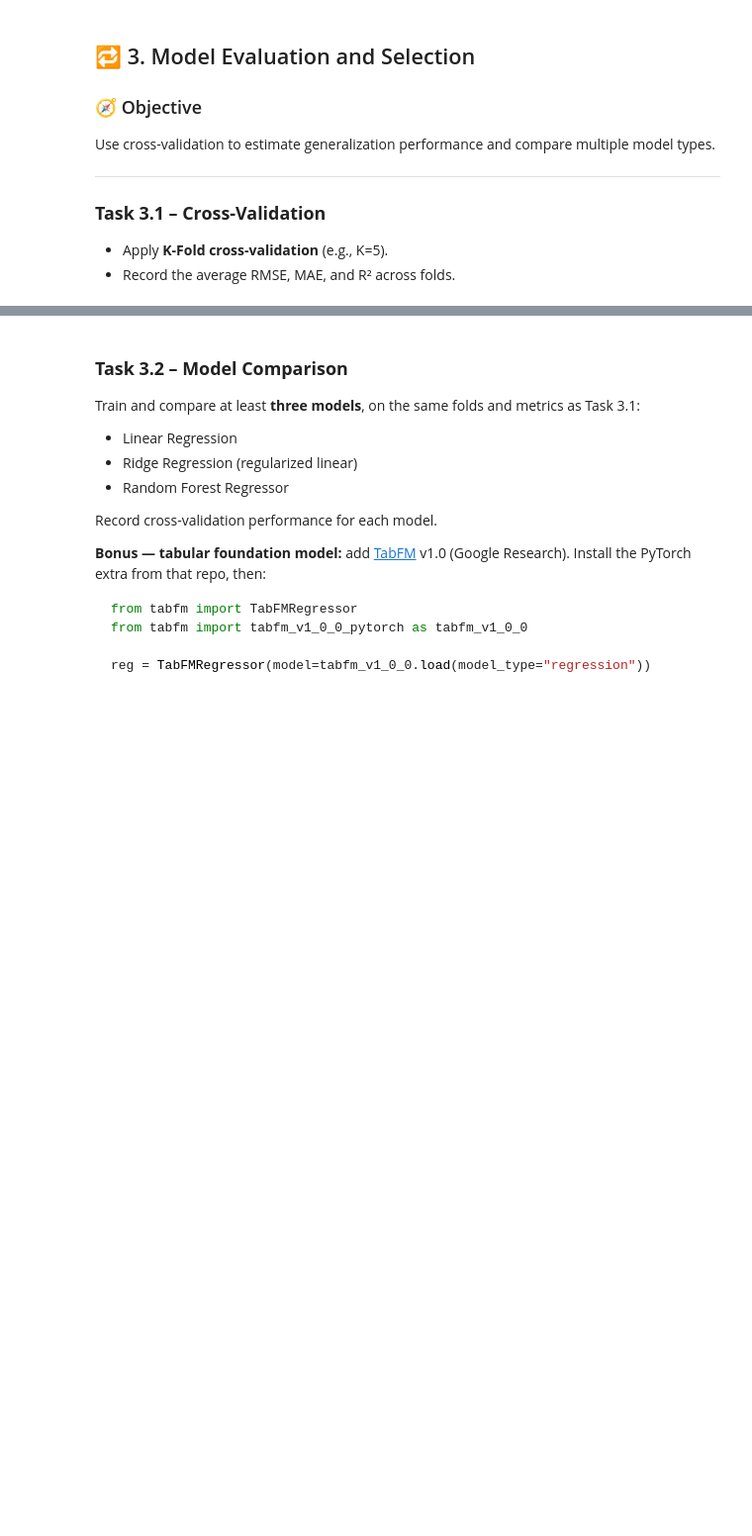
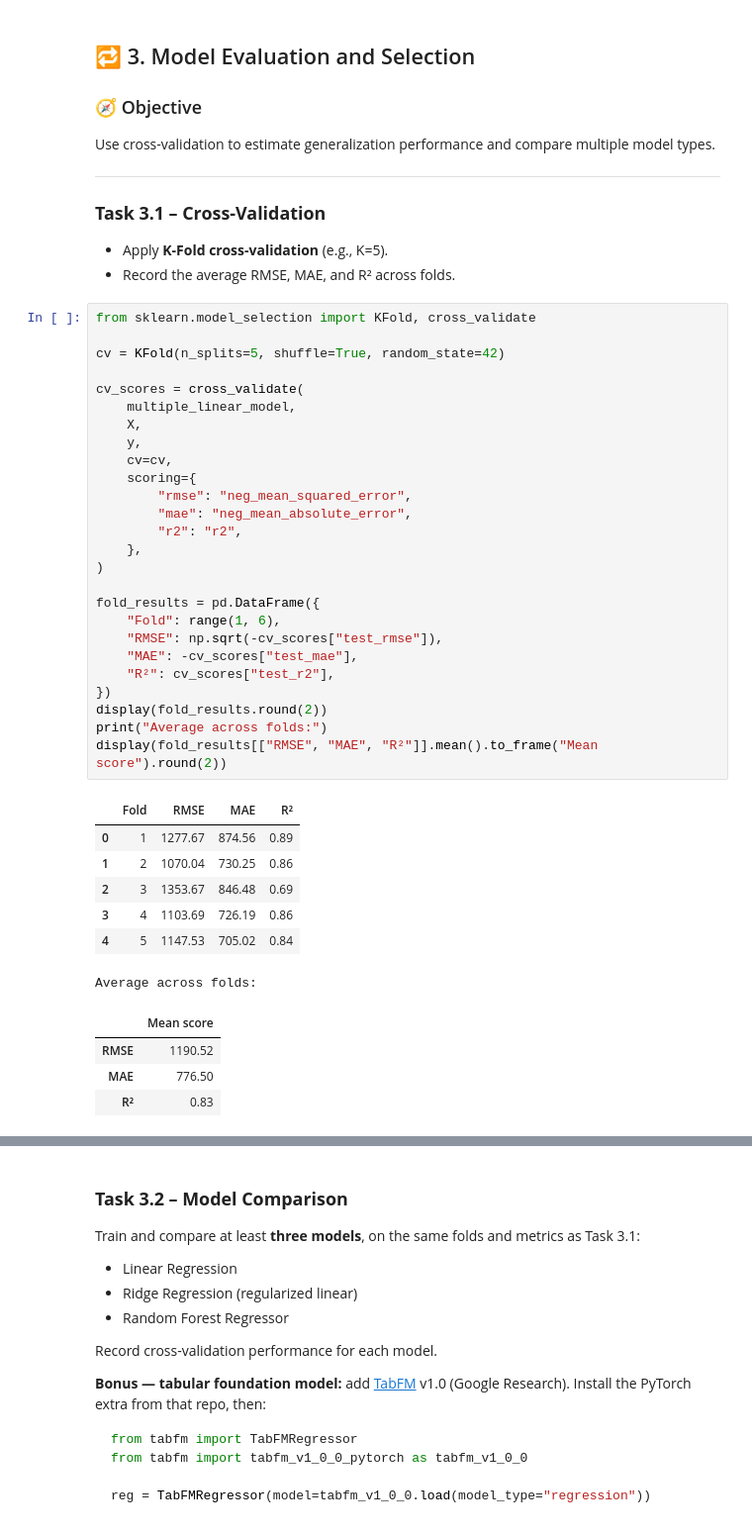
Before and after one commit to GabDestal/aidams-lab2-destal-montluc-riekhakainen-magretdelord, a Jupyter notebook: lab_2.ipynb, the cells around one changed output, grey strips where cells are left out. Shown at 99% size. Cells and saved outputs as stored; diff of their text form; blank space fills up the shorter version.

```diff
--- a/lab_2.ipynb
+++ b/lab_2.ipynb
@@ -511,5 +514,43 @@ Use cross-validation to estimate generalization performance and compare multiple
 ### **Task 3.1 – Cross-Validation**
 - Apply **K-Fold cross-validation** (e.g., K=5).
 - Record the average RMSE, MAE, and R² across folds.
+# %%
+from sklearn.model_selection import KFold, cross_validate
+
+cv = KFold(n_splits=5, shuffle=True, random_state=42)
+
+cv_scores = cross_validate(
+    multiple_linear_model,
+    X,
+    y,
+    cv=cv,
+    scoring={
+        "rmse": "neg_mean_squared_error",
+        "mae": "neg_mean_absolute_error",
+        "r2": "r2",
+    },
+)
+
+fold_results = pd.DataFrame({
+    "Fold": range(1, 6),
+    "RMSE": np.sqrt(-cv_scores["test_rmse"]),
+    "MAE": -cv_scores["test_mae"],
+    "R²": cv_scores["test_r2"],
+})
+display(fold_results.round(2))
+print("Average across folds:")
+display(fold_results[["RMSE", "MAE", "R²"]].mean().to_frame("Mean score").round(2))
+# %% [output]
+|  | Fold | RMSE | MAE | R² |
+| 0 | 1 | 1277.67 | 874.56 | 0.89 |
+| 1 | 2 | 1070.04 | 730.25 | 0.86 |
+| 2 | 3 | 1353.67 | 846.48 | 0.69 |
+| 3 | 4 | 1103.69 | 726.19 | 0.86 |
+| 4 | 5 | 1147.53 | 705.02 | 0.84 |
+Average across folds:
+|  | Mean score |
+| RMSE | 1190.52 |
+| MAE | 776.50 |
+| R² | 0.83 |
 # %% [markdown]
 > 📝 *Critical thinking:*
```
Also changed, not shown: parts of 4 cells of this notebook.
